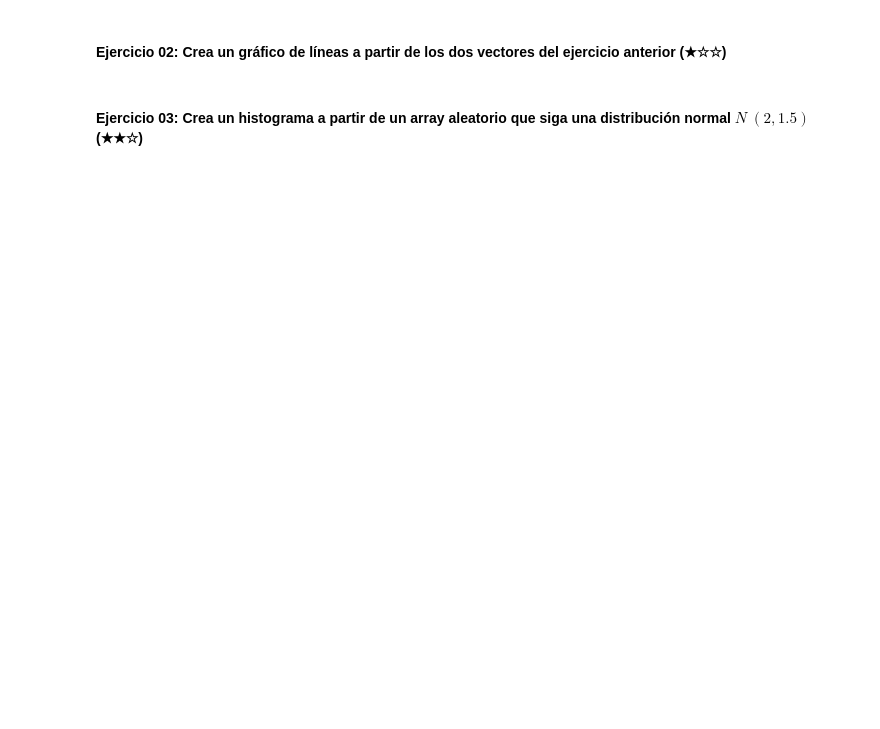
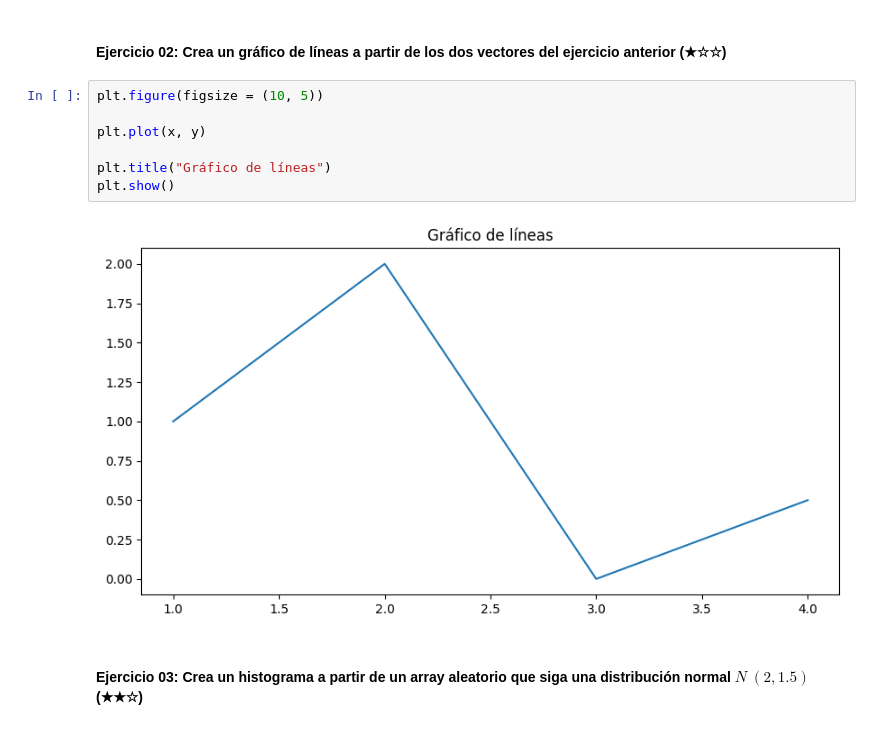
Before and after one commit to Davichobacter/Semana1-DavidARamirez, a Jupyter notebook: 04-matplotlib/04.1-Intro-to-Matplotlib.es.ipynb, the cells around one changed output. Cells and saved outputs as stored; diff of their text form; blank space fills up the shorter version.

```diff
--- a/04-matplotlib/04.1-Intro-to-Matplotlib.es.ipynb
+++ b/04-matplotlib/04.1-Intro-to-Matplotlib.es.ipynb
@@ -122,4 +134,13 @@ plt.show()
 # %% [markdown]
 #### Ejercicio 02: Crea un gráfico de líneas a partir de los dos vectores del ejercicio anterior (★☆☆)
+# %%
+plt.figure(figsize = (10, 5))
+
+plt.plot(x, y)
+
+plt.title("Gráfico de líneas")
+plt.show()
+# %% [output]
+[figure, added]
 # %% [markdown]
 #### Ejercicio 03: Crea un histograma a partir de un array aleatorio que siga una distribución normal $N ~ (2, 1.5) $ (★★☆)
```
Also changed, not shown: parts of 5 cells of this notebook.
